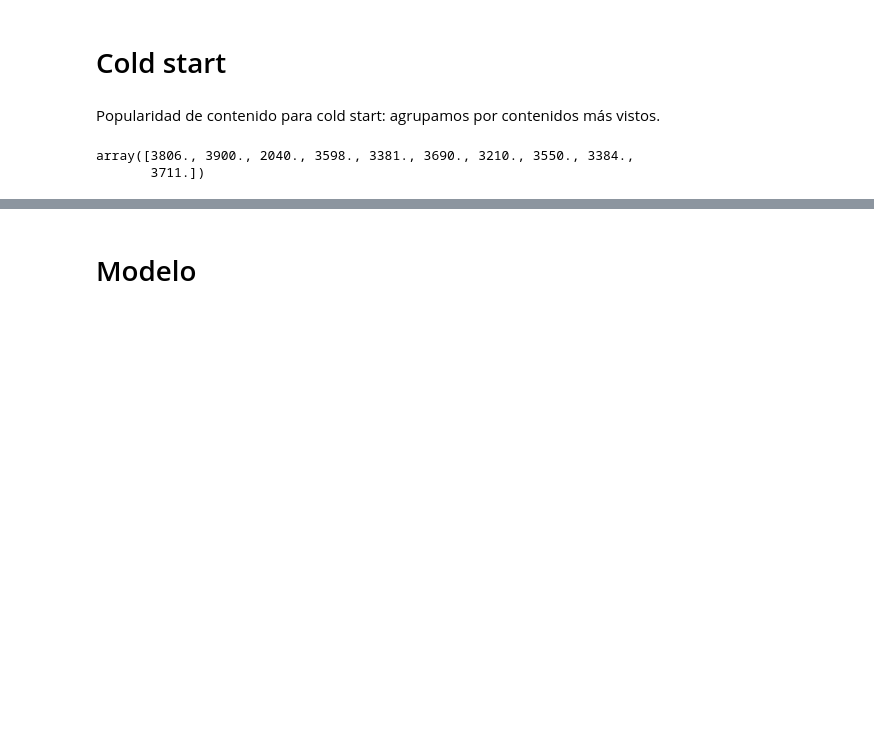
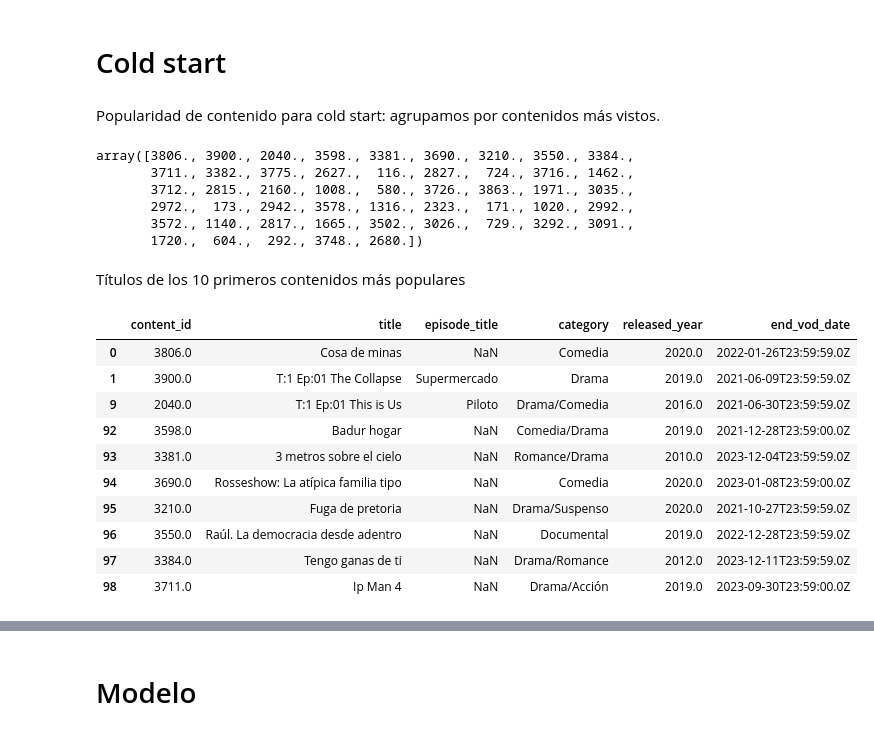
Before and after one commit to ivanjavierparra/Data-Science-Sprint-3, a Jupyter notebook: Entrega_3.ipynb, the cells around one changed output, grey strips where cells are left out. Saved outputs shown, nothing was run; the diff lists cells and outputs as text; code cells hidden in the pictures; blank space fills up the shorter version.

```diff
--- a/Entrega_3.ipynb
+++ b/Entrega_3.ipynb
@@ -1002,7 +1018,28 @@ popularity_df = train.groupby("content_id", as_index=False).agg({"account_id":"n
 most_popular = popularity_df['content_id'][0:50].values
 most_popular = [x for x in most_popular if x not in not_available_content]
 
-popularity_df.head(10).content_id.values
+popularity_df.head(50).content_id.values
 # %% [output]
 array([3806., 3900., 2040., 3598., 3381., 3690., 3210., 3550., 3384.,
-       3711.])
+       3711., 3382., 3775., 2627.,  116., 2827.,  724., 3716., 1462.,
+       3712., 2815., 2160., 1008.,  580., 3726., 3863., 1971., 3035.,
+       2972.,  173., 2942., 3578., 1316., 2323.,  171., 1020., 2992.,
+       3572., 1140., 2817., 1665., 3502., 3026.,  729., 3292., 3091.,
+       1720.,  604.,  292., 3748., 2680.])
+# %% [markdown]
+Títulos de los 10 primeros contenidos más populares
+# %%
+df_cold_start = pd.merge(popularity_df.head(10), df_metadatos, how='inner', left_on=['content_id'], right_on=['content_id'])
+df_cold_start.drop_duplicates(subset=['content_id'])[['content_id', 'title', 'episode_title','category', 'released_year', 'end_vod_date']]
+# %% [output]
+|  | content_id | title | episode_title | category | released_year | end_vod_date |
+| 0 | 3806.0 | Cosa de minas | NaN | Comedia | 2020.0 | 2022-01-26T23:59:59.0Z |
+| 1 | 3900.0 | T:1 Ep:01 The Collapse | Supermercado | Drama | 2019.0 | 2021-06-09T23:59:59.0Z |
+| 9 | 2040.0 | T:1 Ep:01 This is Us | Piloto | Drama/Comedia | 2016.0 | 2021-06-30T23:59:59.0Z |
+| 92 | 3598.0 | Badur hogar | NaN | Comedia/Drama | 2019.0 | 2021-12-28T23:59:00.0Z |
+| 93 | 3381.0 | 3 metros sobre el cielo | NaN | Romance/Drama | 2010.0 | 2023-12-04T23:59:59.0Z |
+| 94 | 3690.0 | Rosseshow: La atípica familia tipo | NaN | Comedia | 2020.0 | 2023-01-08T23:59:00.0Z |
+| 95 | 3210.0 | Fuga de pretoria | NaN | Drama/Suspenso | 2020.0 | 2021-10-27T23:59:59.0Z |
+| 96 | 3550.0 | Raúl. La democracia desde adentro | NaN | Documental | 2019.0 | 2022-12-28T23:59:59.0Z |
+| 97 | 3384.0 | Tengo ganas de ti | NaN | Drama/Romance | 2012.0 | 2023-12-11T23:59:59.0Z |
+| 98 | 3711.0 | Ip Man 4 | NaN | Drama/Acción | 2019.0 | 2023-09-30T23:59:00.0Z |
```
Also changed, not shown: parts of 7 cells of this notebook.
